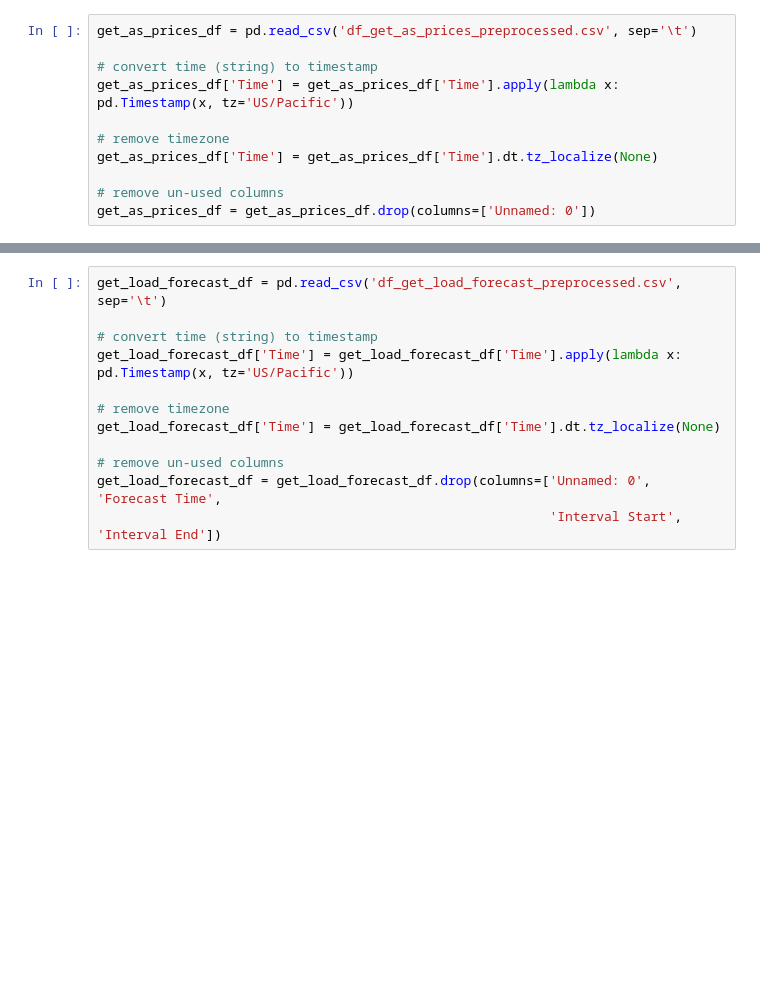
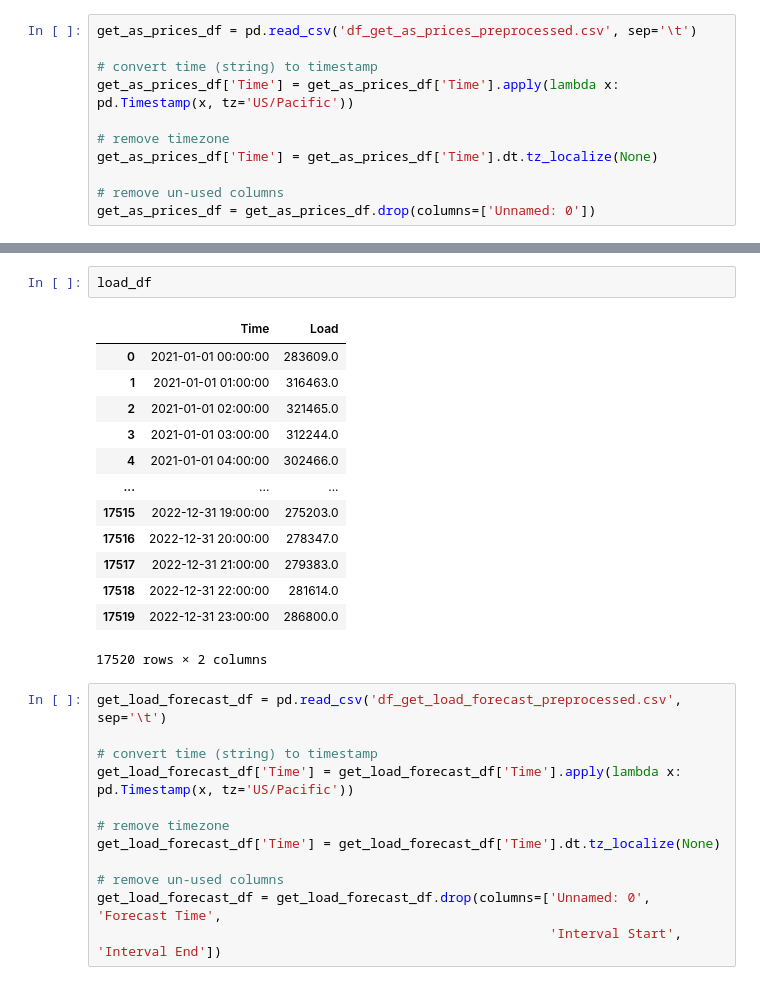
Before and after one commit to bjbrady002/MASTERS_PROJECT, a Jupyter notebook: data_integration.ipynb, the cells around one changed output, grey strips where cells are left out. Cells and saved outputs as stored; diff of their text form; blank space fills up the shorter version.

```diff
--- a/data_integration.ipynb
+++ b/data_integration.ipynb
@@ -86,3 +87,19 @@ get_as_prices_df
+# %%
+load_df
+# %% [output]
+|  | Time | Load |
+| 0 | 2021-01-01 00:00:00 | 283609.0 |
+| 1 | 2021-01-01 01:00:00 | 316463.0 |
+| 2 | 2021-01-01 02:00:00 | 321465.0 |
+| 3 | 2021-01-01 03:00:00 | 312244.0 |
+| 4 | 2021-01-01 04:00:00 | 302466.0 |
+| ... | ... | ... |
+| 17515 | 2022-12-31 19:00:00 | 275203.0 |
+| 17516 | 2022-12-31 20:00:00 | 278347.0 |
+| 17517 | 2022-12-31 21:00:00 | 279383.0 |
+| 17518 | 2022-12-31 22:00:00 | 281614.0 |
+| 17519 | 2022-12-31 23:00:00 | 286800.0 |
+17520 rows × 2 columns
 # %%
 get_load_forecast_df = pd.read_csv('df_get_load_forecast_preprocessed.csv', sep='\t')
 
```
Also changed, not shown: parts of 27 cells of this notebook.
